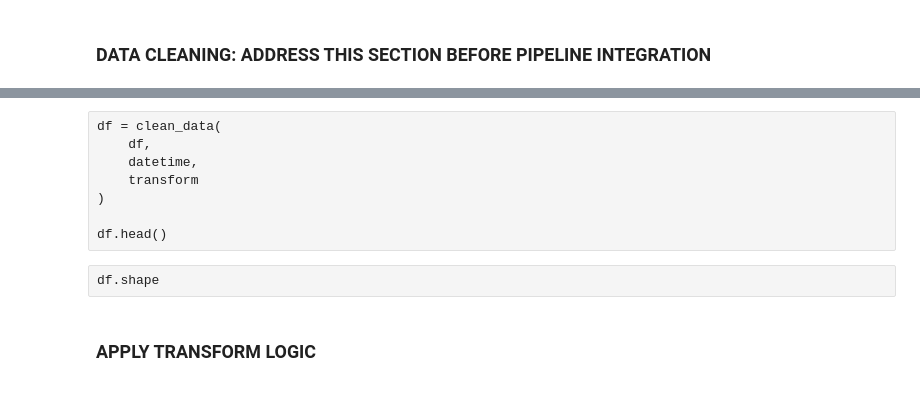
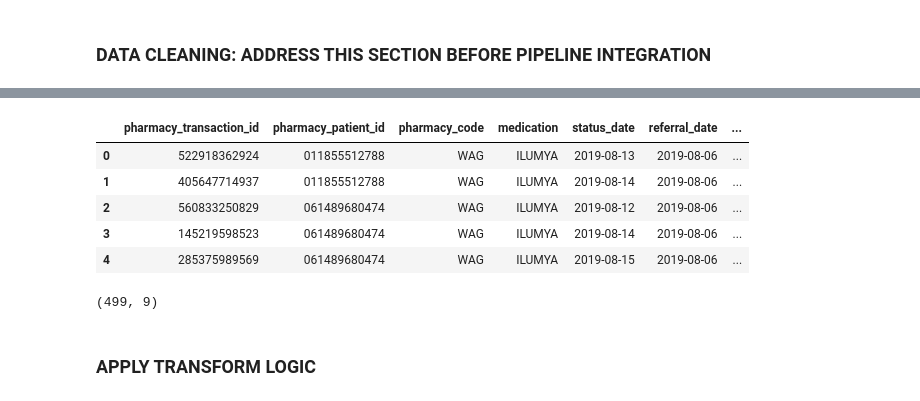
Before and after one commit to RyanAdalbert/s3parq, a Jupyter notebook: transforms/patient_status_enrich_cancel_before_active.ipynb, the cells around one changed output, grey strips where cells are left out. Drawn from its saved outputs; the diff is of its cells as text; code cells hidden in the pictures.

```diff
--- a/transforms/patient_status_enrich_cancel_before_active.ipynb
+++ b/transforms/patient_status_enrich_cancel_before_active.ipynb
@@ -148,2 +169,5 @@ transform.bvpa_hierarchy = 'BVPA'
+# %%
+transform.cancel_discontinue_status_code = transform.cancel_discontinue_status_code.split(',')
+transform.bvpa_cancel_discontinue_substatus = transform.bvpa_cancel_discontinue_substatus.split(',')
 # %% [markdown]
 ### Transformation
@@ -169,0 +174,14 @@ df = diff.get_diff(transform_name=transform.input_transform, values=[run_id])
+# %%
+"""
+************ FETCH DATA - TOUCH, BUT CAREFULLY **************
+This cell will be turned off in production, as the input_contract will be handled by the pipeline.
+"""
+
+if not input_branch:
+    input_branch = BRANCH_NAME
+input_contract = DatasetContract(branch=input_branch, state=input_state, parent=input_pharma, child=input_brand, dataset=input_name)
+run_filter = []
+run_filter.append(dict(partition="__metadata_run_id", comparison="==", values=[2]))
+# IF YOU HAVE PUBLISHED DATA MULTIPLE TIMES, uncomment the above line and change the int to the run_id to fetch.
+# Otherwise, you will have duplicate values in your fetched dataset!
+df = input_contract.fetch(filters=run_filter)
@@ -175,7 +203,7 @@ df.shape
 import numpy as np
 import pandas as pd
 # %%
-pd.set_option('display.max_columns', 100)
+pd.set_option('display.max_columns', 150)
 pd.set_option('display.max_rows', 500)
 # %%
 # Column names defined here from the pre-defined patient status schema
@@ -261,10 +236,2 @@ def clean_data(cust_input_df, datetime, transform):
-# %% [raw]
-df = clean_data(
-    df,
-    datetime,
-    transform
-)
-
-df.head()
-# %% [raw]
-df.shape
+# %%
+input_df = df.copy()
@@ -270,0 +305,19 @@ df.shape
+# %%
+df = clean_data(
+    input_df,
+    datetime,
+    transform
+)
+
+df.head()
+# %% [output]
+|  | pharmacy_transaction_id | pharmacy_patient_id | pharmacy_code | medication | status_date | referral_date | ... |
+| 0 | 522918362924 | 011855512788 | WAG | ILUMYA | 2019-08-13 | 2019-08-06 | ... |
+| 1 | 405647714937 | 011855512788 | WAG | ILUMYA | 2019-08-14 | 2019-08-06 | ... |
+| 2 | 560833250829 | 061489680474 | WAG | ILUMYA | 2019-08-12 | 2019-08-06 | ... |
+| 3 | 145219598523 | 061489680474 | WAG | ILUMYA | 2019-08-14 | 2019-08-06 | ... |
+| 4 | 285375989569 | 061489680474 | WAG | ILUMYA | 2019-08-15 | 2019-08-06 | ... |
+# %%
+df.shape
+# %% [output]
+(499, 9)
```
Also changed, not shown: parts of 26 cells of this notebook.
